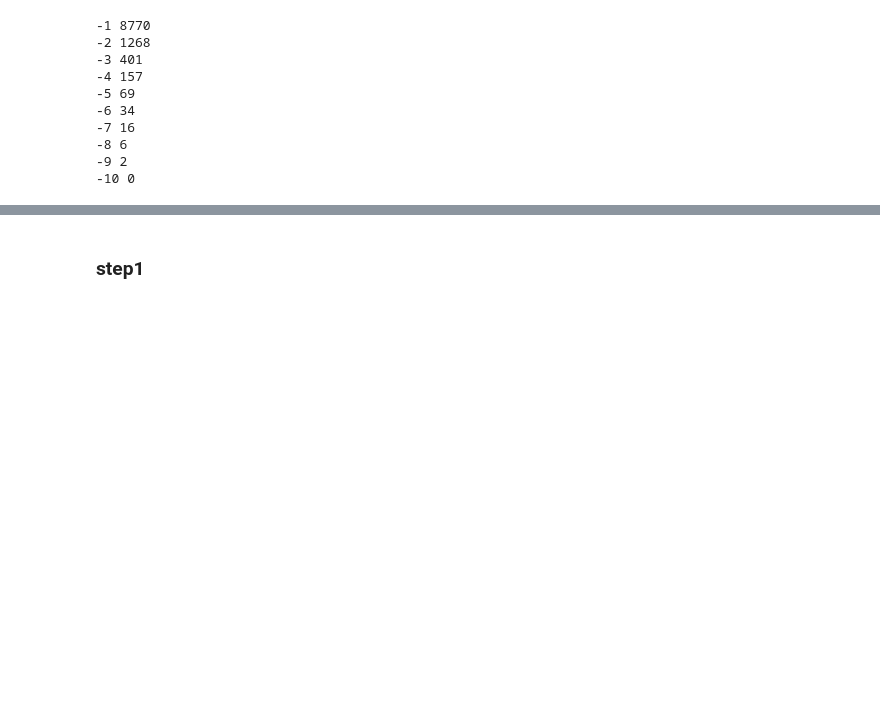
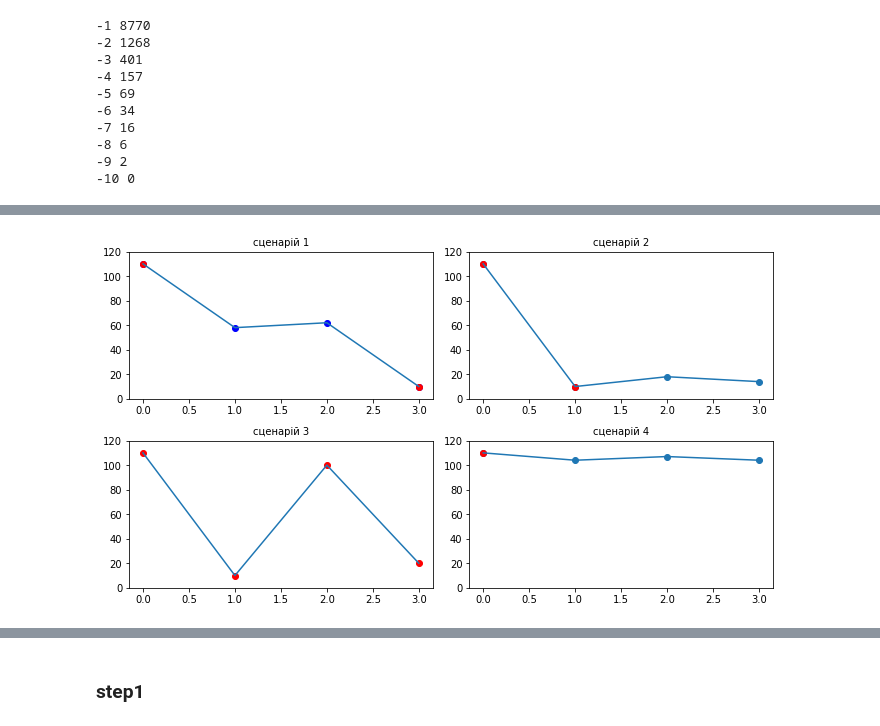
Before and after one commit to NikitaKrotenko/Diploma, a Jupyter notebook: razmetka.ipynb, the cells around one changed output, grey strips where cells are left out. Drawn from its saved outputs; the diff is of its cells as text; code cells hidden in the pictures; blank space fills up the shorter version.

```diff
--- a/razmetka.ipynb
+++ b/razmetka.ipynb
@@ -308,0 +305,36 @@ plot_selected_extremas(df_total, 'ismaxima', 1200)
+# %%
+fig, axs = plt.subplots(2,2, figsize=(9.6, 5.4))
+axs[0,0].set_ylim([0,120])
+axs[0,1].set_ylim([0,120])
+axs[1,0].set_ylim([0,120])
+axs[1,1].set_ylim([0,120])
+
+
+
+axs[0,0].set_title('сценарій 1', fontsize=10)
+axs[0,0].plot([0,1,2,3], [110, 58, 62, 10])
+axs[0,0].scatter([0,1,2,3], [110, 58, 62, 10], c='blue')
+axs[0,0].scatter([0,3], [110,10], color='red')
+
+axs[0,1].set_title('сценарій 2', fontsize=10)
+axs[0,1].plot([0,1,2,3], [110, 10, 18, 14])
+axs[0,1].scatter([0,1,2,3], [110, 10, 18, 14])
+axs[0,1].scatter([0,1], [110,10], color='red')
+
+axs[1,0].set_title('сценарій 3', fontsize=10)
+axs[1,0].plot([0,1,2,3], [110, 10, 100, 20])
+axs[1,0].scatter([0,1,2,3], [110, 10, 100, 20], color='red')
+
+# axs[1,1].set_title('сценарій 4')
+# axs[1,1].plot([0,1,2,3], [110, 10, 100, 90])
+# axs[1,1].scatter([0,1,2,3], [110, 10, 100, 90])
+# axs[1,1].scatter([0,1,2], [110, 10, 100], color='red')
+
+axs[1,1].set_title('сценарій 4', fontsize=10)
+axs[1,1].plot([0,1,2,3], [110, 104, 107, 104])
+axs[1,1].scatter([0,1,2,3], [110, 104, 107, 104])
+axs[1,1].scatter([0], [110], color='red')
+plt.tight_layout()
+plt.show()
+# %% [output]
+[figure, added]
```
Also changed, not shown: parts of 33 cells of this notebook.
